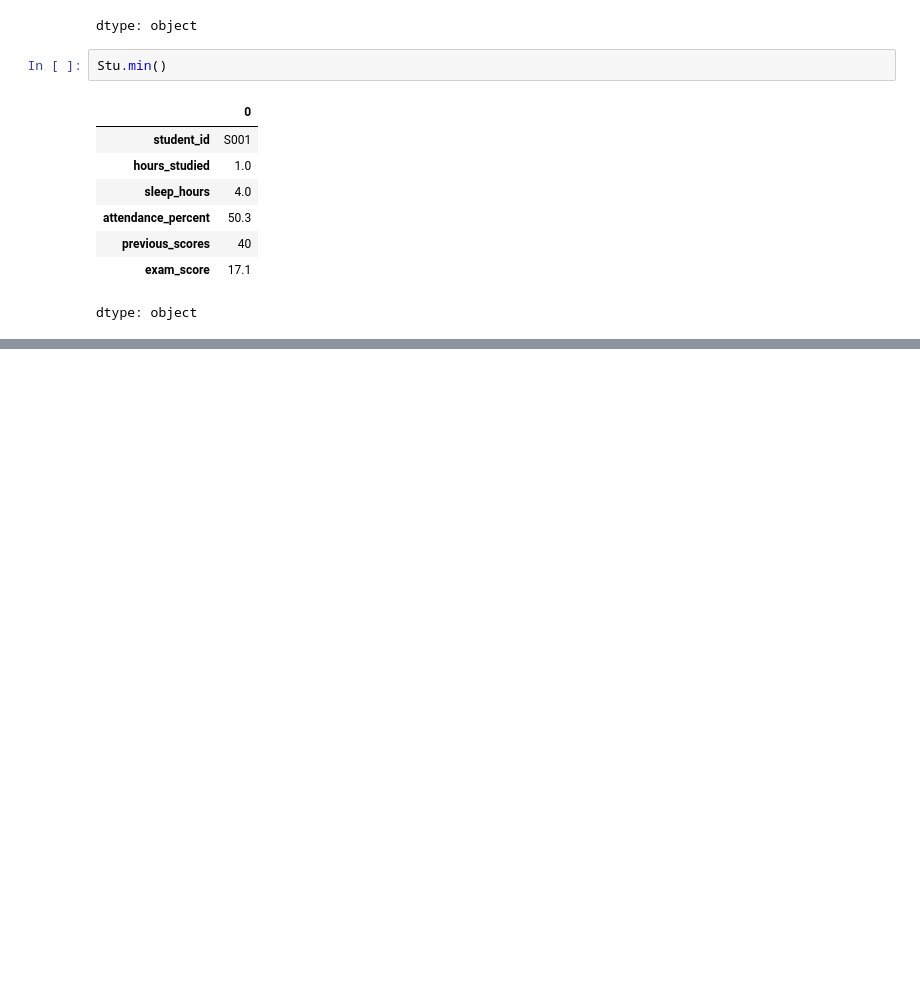
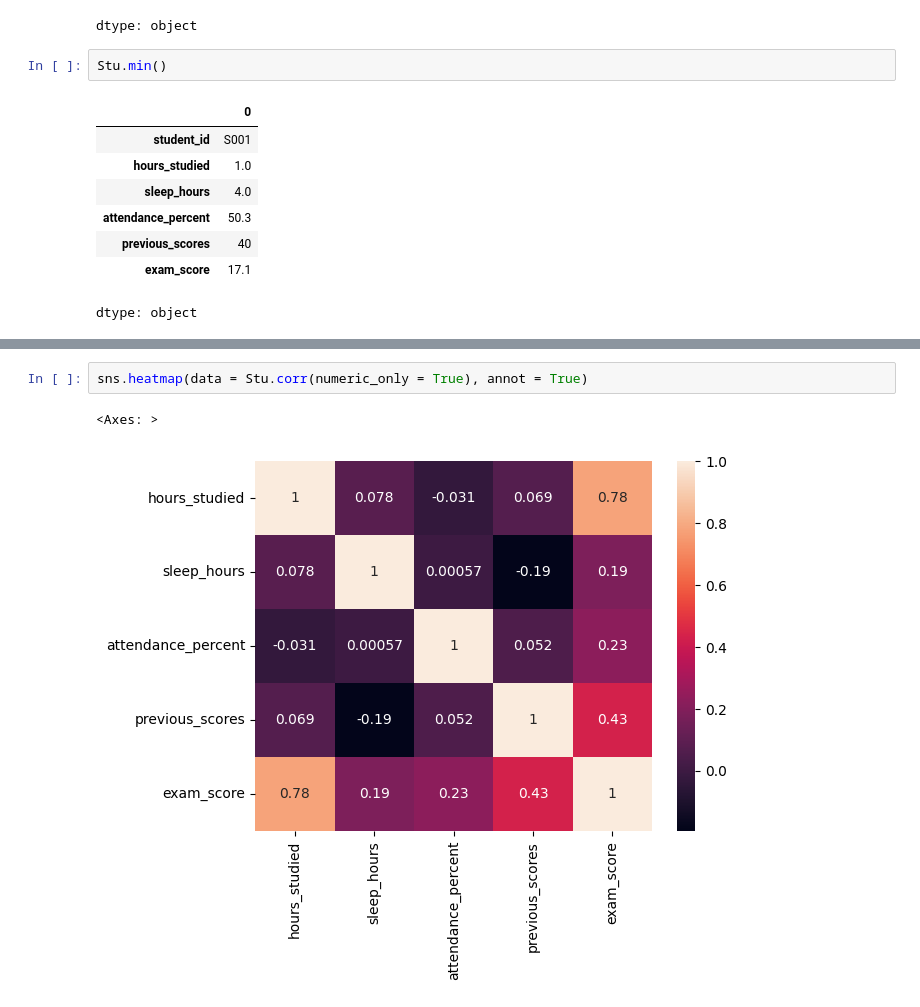
Before and after one commit to Aradhyagodambe/Python-Colab-Files, a Jupyter notebook: ML_Fundamnetals.ipynb, the cells around one changed output, grey strips where cells are left out. Saved outputs shown, nothing was run; the diff lists cells and outputs as text; blank space fills up the shorter version.

```diff
--- a/ML_Fundamnetals.ipynb
+++ b/ML_Fundamnetals.ipynb
@@ -242,0 +252,5 @@ plt.show()
+# %%
+sns.heatmap(data = Stu.corr(numeric_only = True), annot = True)
+# %% [output]
+<Axes: >
+[figure, added]
```
Also changed, not shown: parts of 10 cells of this notebook.
